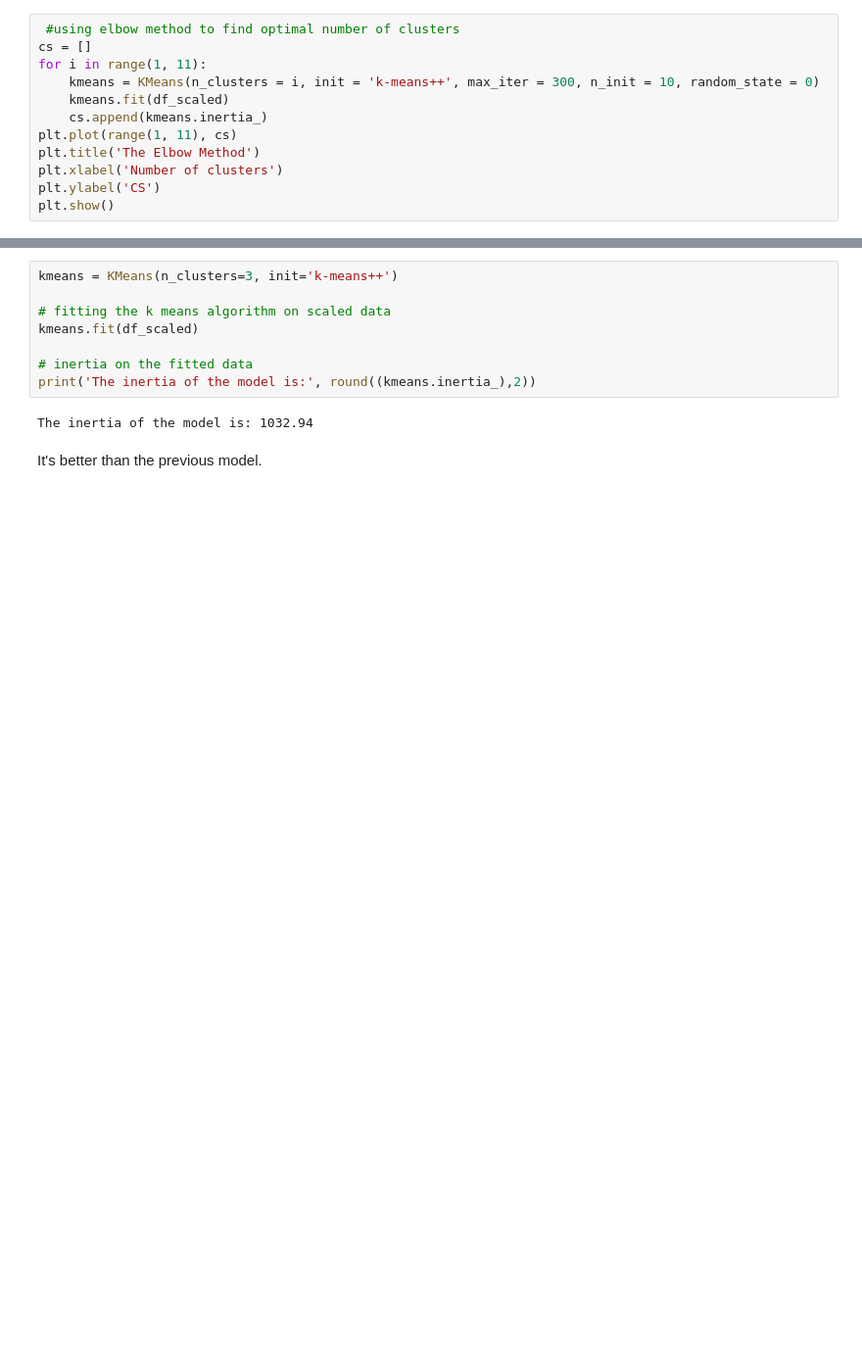
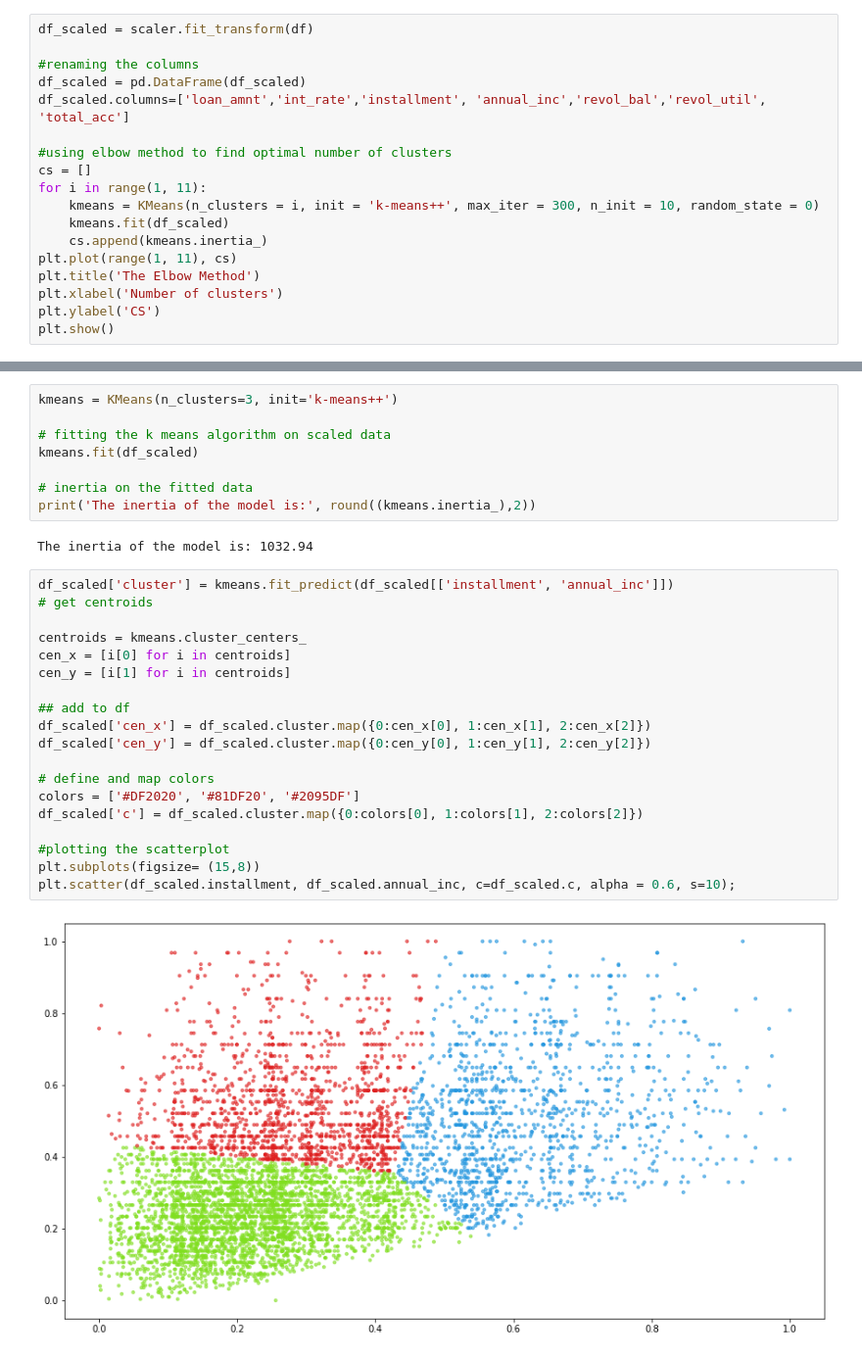
Before and after one commit to gmarambaia/gmarambaia, a Jupyter notebook: Capstone_Coursera_Part_3.ipynb, the cells around one changed output, grey strips where cells are left out. Shown at 98% size. Saved outputs shown, nothing was run; the diff lists cells and outputs as text; blank space fills up the shorter version.

```diff
--- a/Capstone_Coursera_Part_3.ipynb
+++ b/Capstone_Coursera_Part_3.ipynb
@@ -118,5 +161,11 @@ array([[0.5246659 , 0.3335842 , 0.51472818, 0.50319389, 0.54043441,
 # %%
- #using elbow method to find optimal number of clusters
+df_scaled = scaler.fit_transform(df)
+
+#renaming the columns
+df_scaled = pd.DataFrame(df_scaled)
+df_scaled.columns=['loan_amnt','int_rate','installment', 'annual_inc','revol_bal','revol_util', 'total_acc']
+
+#using elbow method to find optimal number of clusters
 cs = []
 for i in range(1, 11):
     kmeans = KMeans(n_clusters = i, init = 'k-means++', max_iter = 300, n_init = 10, random_state = 0)
@@ -163,5 +209,24 @@ kmeans.fit(df_scaled)
 print('The inertia of the model is:', round((kmeans.inertia_),2))
 # %% [output]
 The inertia of the model is: 1032.94
-# %% [markdown]
-It's better than the previous model.
+# %%
+df_scaled['cluster'] = kmeans.fit_predict(df_scaled[['installment', 'annual_inc']])
+# get centroids
+
+centroids = kmeans.cluster_centers_
+cen_x = [i[0] for i in centroids]
+cen_y = [i[1] for i in centroids]
+
+## add to df
+df_scaled['cen_x'] = df_scaled.cluster.map({0:cen_x[0], 1:cen_x[1], 2:cen_x[2]})
+df_scaled['cen_y'] = df_scaled.cluster.map({0:cen_y[0], 1:cen_y[1], 2:cen_y[2]})
+
+# define and map colors
+colors = ['#DF2020', '#81DF20', '#2095DF']
+df_scaled['c'] = df_scaled.cluster.map({0:colors[0], 1:colors[1], 2:colors[2]})
+
+#plotting the scatterplot
+plt.subplots(figsize= (15,8))
+plt.scatter(df_scaled.installment, df_scaled.annual_inc, c=df_scaled.c, alpha = 0.6, s=10);
+# %% [output]
+[figure, added]
```
Also changed, not shown: parts of 21 cells of this notebook.
